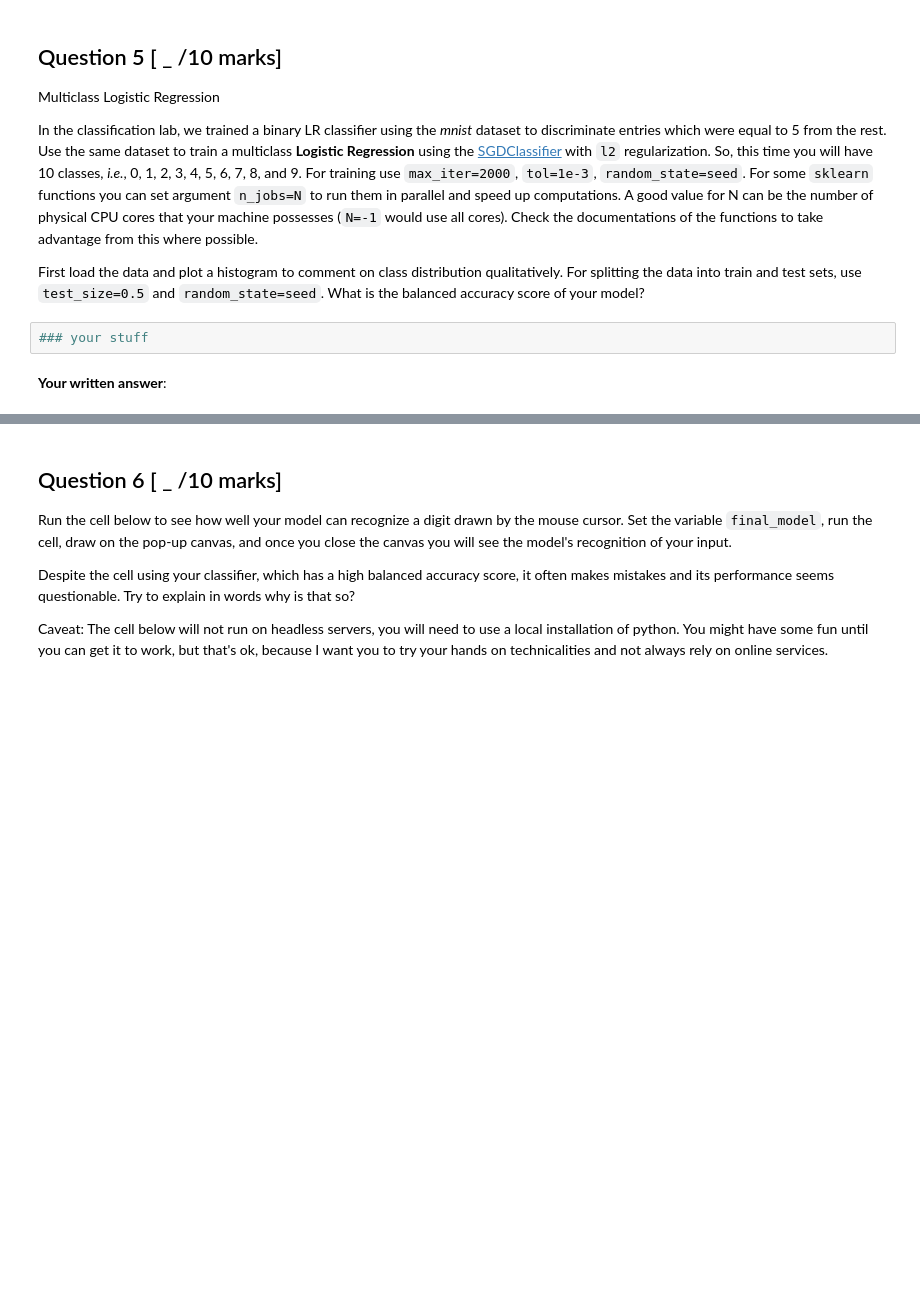
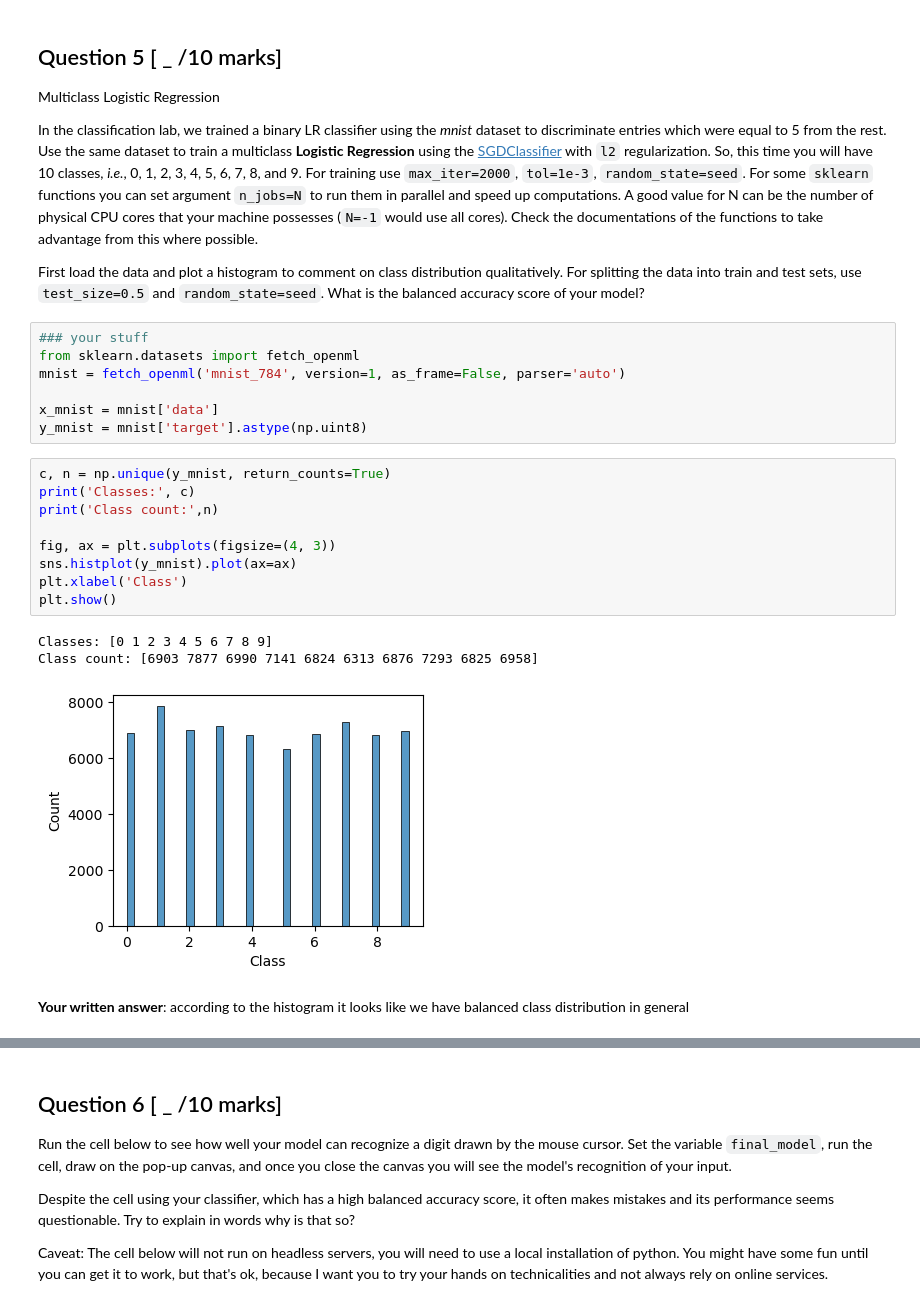
Before and after one commit to ParamvirSran/Machine-Learning, a Jupyter notebook: A3/Assignment_3.ipynb, the cells around one changed output, grey strips where cells are left out. Drawn from its saved outputs; the diff is of its cells as text; blank space fills up the shorter version.

```diff
--- a/A3/Assignment_3.ipynb
+++ b/A3/Assignment_3.ipynb
@@ -242,7 +336,26 @@ Multiclass Logistic Regression
 In the classification lab, we trained a binary LR classifier using the _mnist_ dataset to discriminate entries which were equal to 5 from the rest. Use the same dataset to train a multiclass **Logistic Regression** using the [SGDClassifier](https://scikit-learn.org/stable/modules/generated/sklearn.linear_model.SGDClassifier.html) with `l2` regularization. So, this time you will have 10 classes, _i.e._, 0, 1, 2, 3, 4, 5, 6, 7, 8, and 9. For training use `max_iter=2000`, `tol=1e-3`, `random_state=seed`. For some `sklearn` functions you can set argument `n_jobs=N` to run them in parallel and speed up computations. A good value for N can be the number of physical CPU cores that your machine possesses (`N=-1` would use all cores). Check the documentations of the functions to take advantage from this where possible.
 
 First load the data and plot a histogram to comment on class distribution qualitatively. For splitting the data into train and test sets, use `test_size=0.5` and `random_state=seed`. What is the balanced accuracy score of your model?
-# %%
-### your stuff
-# %% [markdown]
-**Your written answer**:
+# %%
+### your stuff
+from sklearn.datasets import fetch_openml
+mnist = fetch_openml('mnist_784', version=1, as_frame=False, parser='auto')
+
+x_mnist = mnist['data']
+y_mnist = mnist['target'].astype(np.uint8)
+# %%
+c, n = np.unique(y_mnist, return_counts=True)
+print('Classes:', c)
+print('Class count:',n)
+
+fig, ax = plt.subplots(figsize=(4, 3))
+sns.histplot(y_mnist).plot(ax=ax)
+plt.xlabel('Class')
+plt.show()
+# %% [output]
+Classes: [0 1 2 3 4 5 6 7 8 9]
+Class count: [6903 7877 6990 7141 6824 6313 6876 7293 6825 6958]
+[figure, added]
+# %% [markdown]
+**Your written answer**:
+according to the histogram it looks like we have balanced class distribution in general
```
Also changed, not shown: parts of 20 cells of this notebook, 4 other files.
